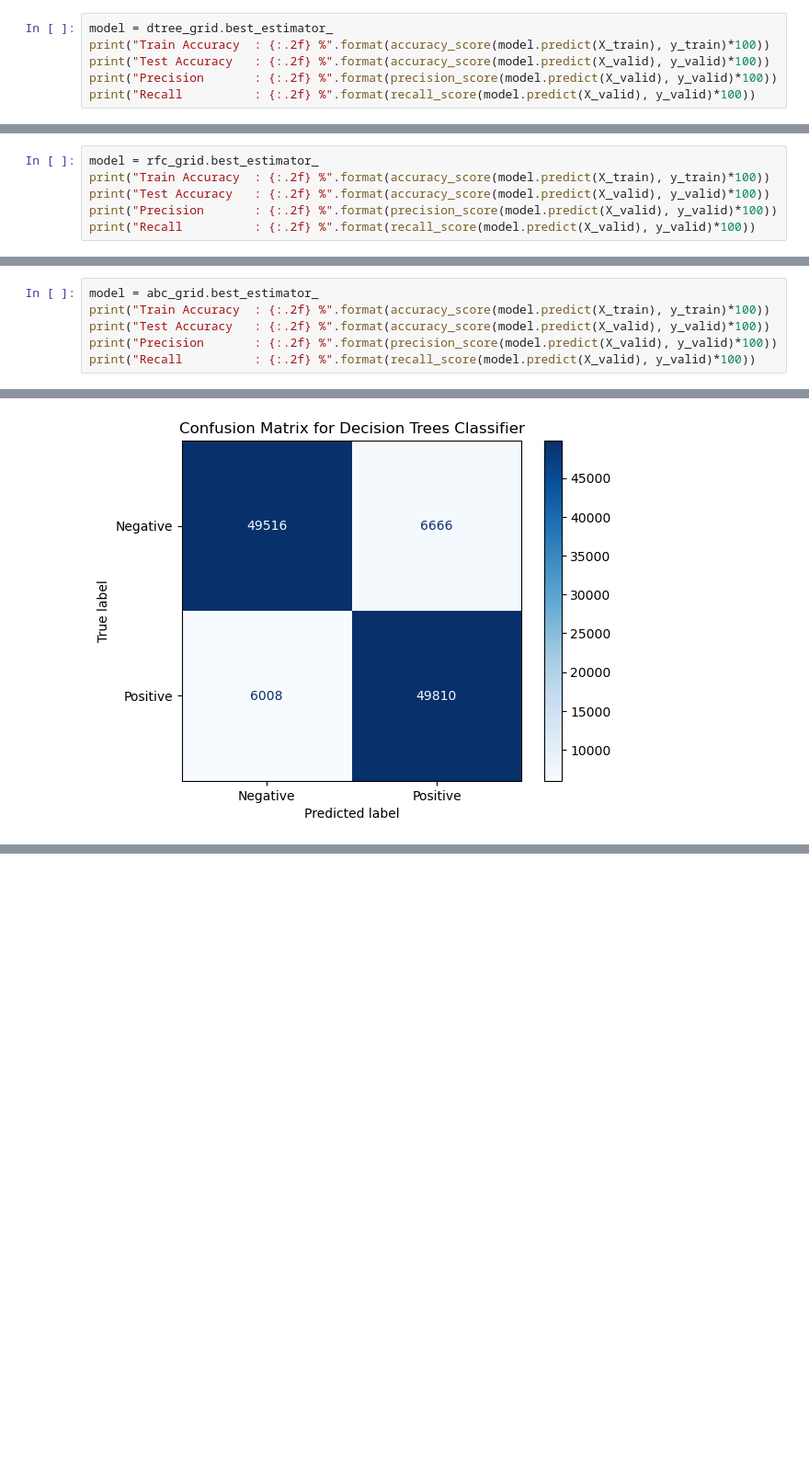
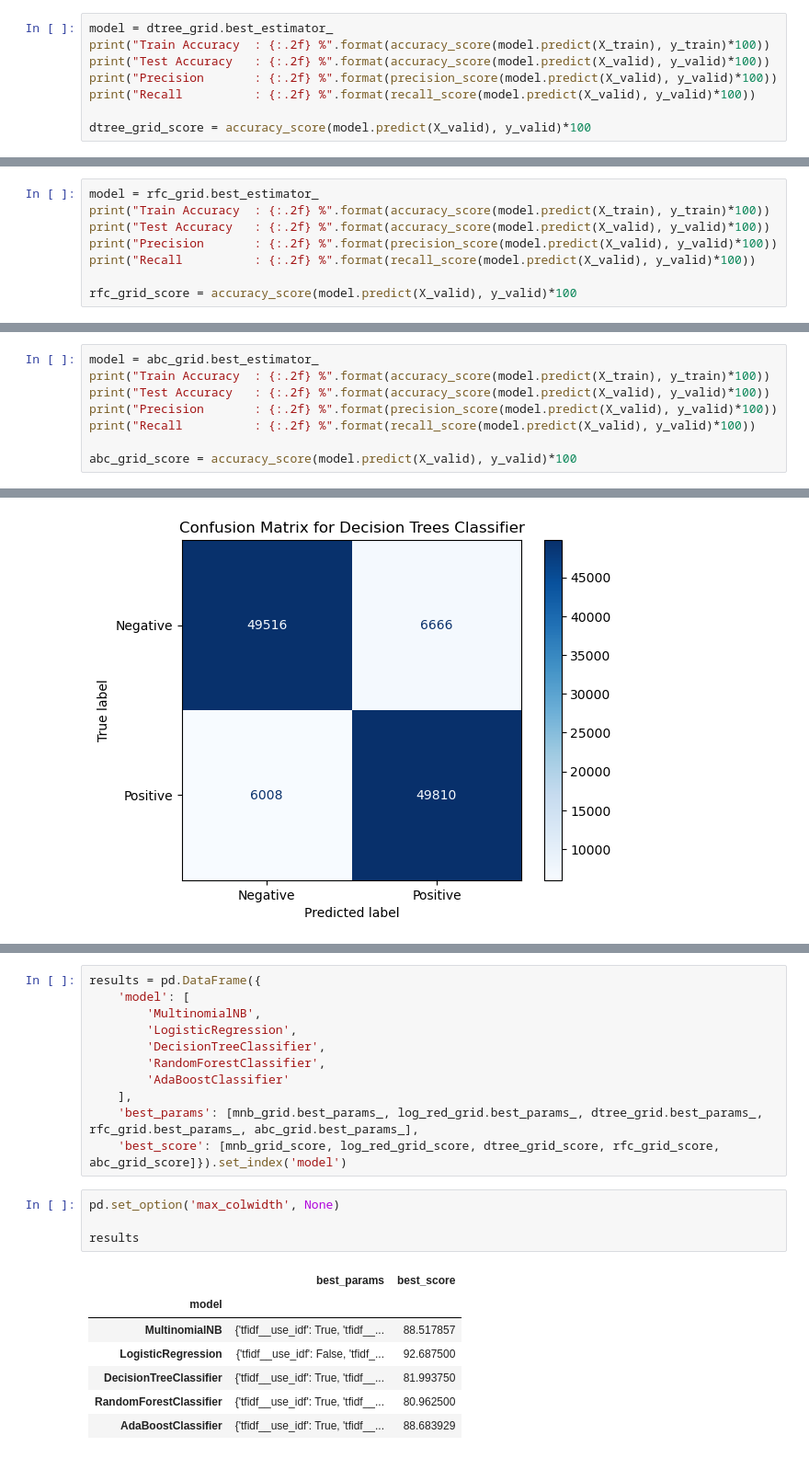
Before and after one commit to ddurgoji/yelp-reviews-capstone-project-ucb-ml-ai, a Jupyter notebook: yelp-reviews-capstone-ucb-mlai.ipynb, the cells around one changed output, grey strips where cells are left out. Shown at 92% size. Cells and saved outputs as stored; diff of their text form; blank space fills up the shorter version.

```diff
--- a/yelp-reviews-capstone-ucb-mlai.ipynb
+++ b/yelp-reviews-capstone-ucb-mlai.ipynb
@@ -887,6 +893,8 @@ print("Train Accuracy  : {:.2f} %".format(accuracy_score(model.predict(X_train),
 print("Test Accuracy   : {:.2f} %".format(accuracy_score(model.predict(X_valid), y_valid)*100))
 print("Precision       : {:.2f} %".format(precision_score(model.predict(X_valid), y_valid)*100))
 print("Recall          : {:.2f} %".format(recall_score(model.predict(X_valid), y_valid)*100))
+
+dtree_grid_score = accuracy_score(model.predict(X_valid), y_valid)*100
 # %% [output]
 Train Accuracy  : 83.72 %
 Test Accuracy   : 81.99 %
@@ -999,6 +1007,8 @@ print("Train Accuracy  : {:.2f} %".format(accuracy_score(model.predict(X_train),
 print("Test Accuracy   : {:.2f} %".format(accuracy_score(model.predict(X_valid), y_valid)*100))
 print("Precision       : {:.2f} %".format(precision_score(model.predict(X_valid), y_valid)*100))
 print("Recall          : {:.2f} %".format(recall_score(model.predict(X_valid), y_valid)*100))
+
+rfc_grid_score = accuracy_score(model.predict(X_valid), y_valid)*100
 # %% [output]
 Train Accuracy  : 83.15 %
 Test Accuracy   : 80.96 %
@@ -1096,6 +1106,8 @@ print("Train Accuracy  : {:.2f} %".format(accuracy_score(model.predict(X_train),
 print("Test Accuracy   : {:.2f} %".format(accuracy_score(model.predict(X_valid), y_valid)*100))
 print("Precision       : {:.2f} %".format(precision_score(model.predict(X_valid), y_valid)*100))
 print("Recall          : {:.2f} %".format(recall_score(model.predict(X_valid), y_valid)*100))
+
+abc_grid_score = accuracy_score(model.predict(X_valid), y_valid)*100
 # %% [output]
 Train Accuracy  : 88.72 %
 Test Accuracy   : 88.68 %
@@ -1121,2 +1133,25 @@ Right now, LogisticRegressor is performing better with about 93% accuracy on val
 4. Build a performance graph for various model thats generated.
 5. Deploy the model on DigitalOcean or any other cloud provider.
+# %%
+results = pd.DataFrame({
+    'model': [
+        'MultinomialNB',
+        'LogisticRegression',
+        'DecisionTreeClassifier',
+        'RandomForestClassifier',
+        'AdaBoostClassifier'
+    ],
+    'best_params': [mnb_grid.best_params_, log_red_grid.best_params_, dtree_grid.best_params_, rfc_grid.best_params_, abc_grid.best_params_],
+    'best_score': [mnb_grid_score, log_red_grid_score, dtree_grid_score, rfc_grid_score, abc_grid_score]}).set_index('model')
+# %%
+pd.set_option('max_colwidth', None)
+
+results
+# %% [output]
+|  | best_params | best_score |
+| model |  |  |
+| MultinomialNB | {'tfidf__use_idf': True, 'tfidf__... | 88.517857 |
+| LogisticRegression | {'tfidf__use_idf': False, 'tfidf_... | 92.687500 |
+| DecisionTreeClassifier | {'tfidf__use_idf': True, 'tfidf__... | 81.993750 |
+| RandomForestClassifier | {'tfidf__use_idf': True, 'tfidf__... | 80.962500 |
+| AdaBoostClassifier | {'tfidf__use_idf': True, 'tfidf__... | 88.683929 |
```
Also changed, not shown: parts of 5 cells of this notebook, 2 other files.
